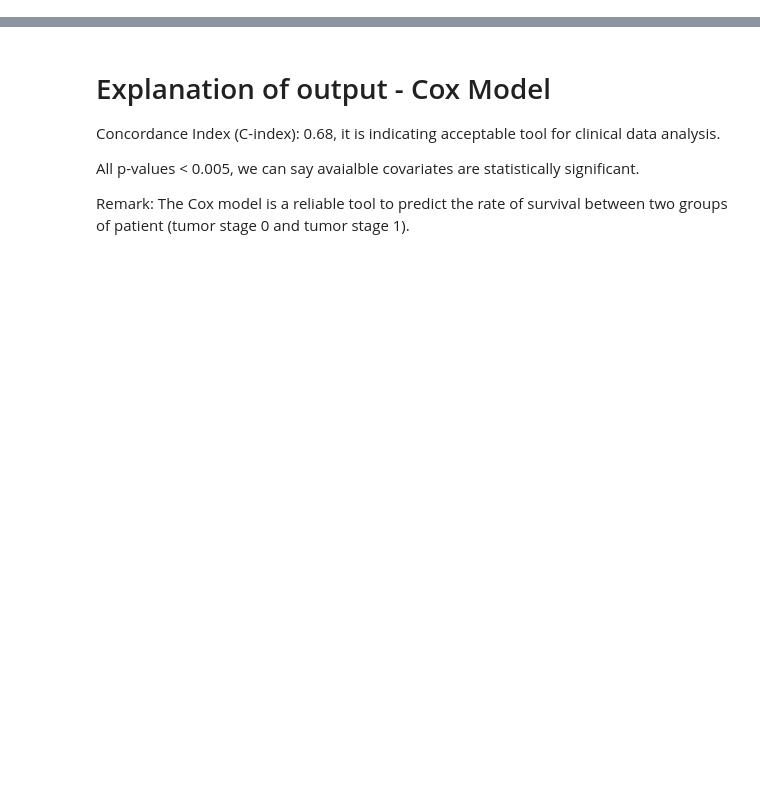
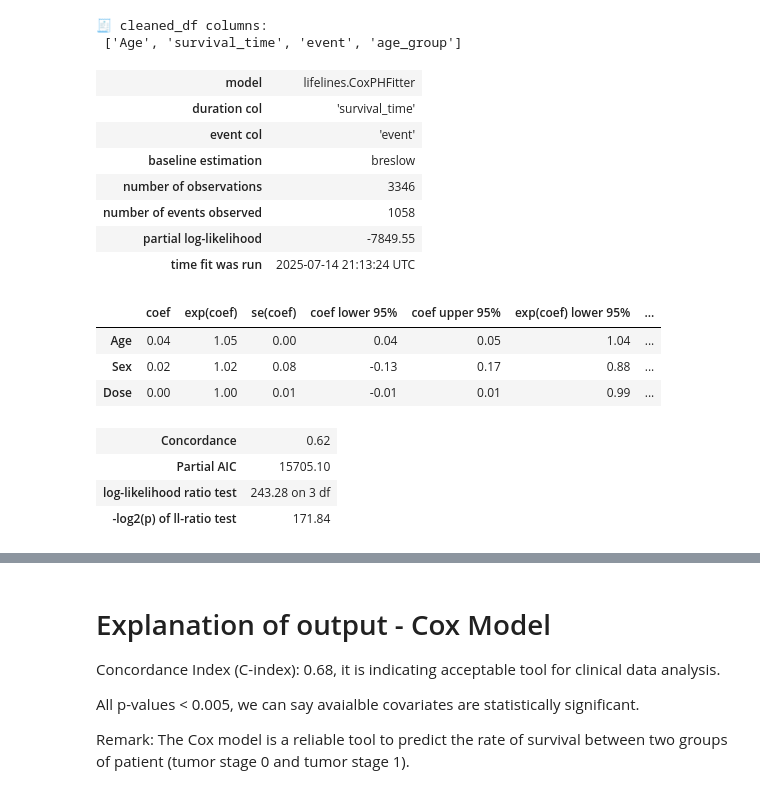
Before and after one commit to mfa327/BINF-5507-assignment-4, a Jupyter notebook: main.ipynb, the cells around one changed output, grey strips where cells are left out. Saved outputs shown, nothing was run; the diff lists cells and outputs as text; code cells hidden in the pictures; blank space fills up the shorter version.

```diff
--- a/main.ipynb
+++ b/main.ipynb
@@ -157,0 +128,46 @@ cph.print_summary()
+# %%
+# Extra checking
+print("🧾 cleaned_df columns:\n", cleaned_df.columns.tolist())
+# %% [output]
+🧾 cleaned_df columns:
+ ['Age', 'survival_time', 'event', 'age_group']
+# %%
+# Rebuilding
+from lifelines import CoxPHFitter
+from lifelines.statistics import proportional_hazard_test
+
+# Step 1: Extract and clean
+df_cox = df_raw[['Age', 'Sex', 'Dose', 'Length FU', 'Status']].copy()
+df_cox = df_cox.dropna(subset=['Age', 'Sex', 'Dose', 'Length FU', 'Status'])
+
+# Step 2: Prepare columns
+df_cox['survival_time'] = pd.to_numeric(df_cox['Length FU'], errors='coerce')
+df_cox['event'] = df_cox['Status'].map({'Dead': 1, 'Alive': 0})
+df_cox['Sex'] = df_cox['Sex'].map({'Male': 1, 'Female': 0})
+
+# Step 3: Final drop to ensure numeric-only for CoxPHFitter
+df_clean = df_cox[['Age', 'Sex', 'Dose', 'survival_time', 'event']].dropna()
+
+# Step 4: Fit Cox model
+cph = CoxPHFitter()
+cph.fit(df_clean, duration_col='survival_time', event_col='event')
+
+# Show summary
+cph.print_summary()
+# %% [output]
+| model | lifelines.CoxPHFitter |
+| duration col | 'survival_time' |
+| event col | 'event' |
+| baseline estimation | breslow |
+| number of observations | 3346 |
+| number of events observed | 1058 |
+| partial log-likelihood | -7849.55 |
+| time fit was run | 2025-07-14 21:13:24 UTC |
+|  | coef | exp(coef) | se(coef) | coef lower 95% | coef upper 95% | exp(coef) lower 95% | ... |
+| Age | 0.04 | 1.05 | 0.00 | 0.04 | 0.05 | 1.04 | ... |
+| Sex | 0.02 | 1.02 | 0.08 | -0.13 | 0.17 | 0.88 | ... |
+| Dose | 0.00 | 1.00 | 0.01 | -0.01 | 0.01 | 0.99 | ... |
+| Concordance | 0.62 |
+| Partial AIC | 15705.10 |
+| log-likelihood ratio test | 243.28 on 3 df |
+| -log2(p) of ll-ratio test | 171.84 |
```
Also changed, not shown: parts of 31 cells of this notebook.
